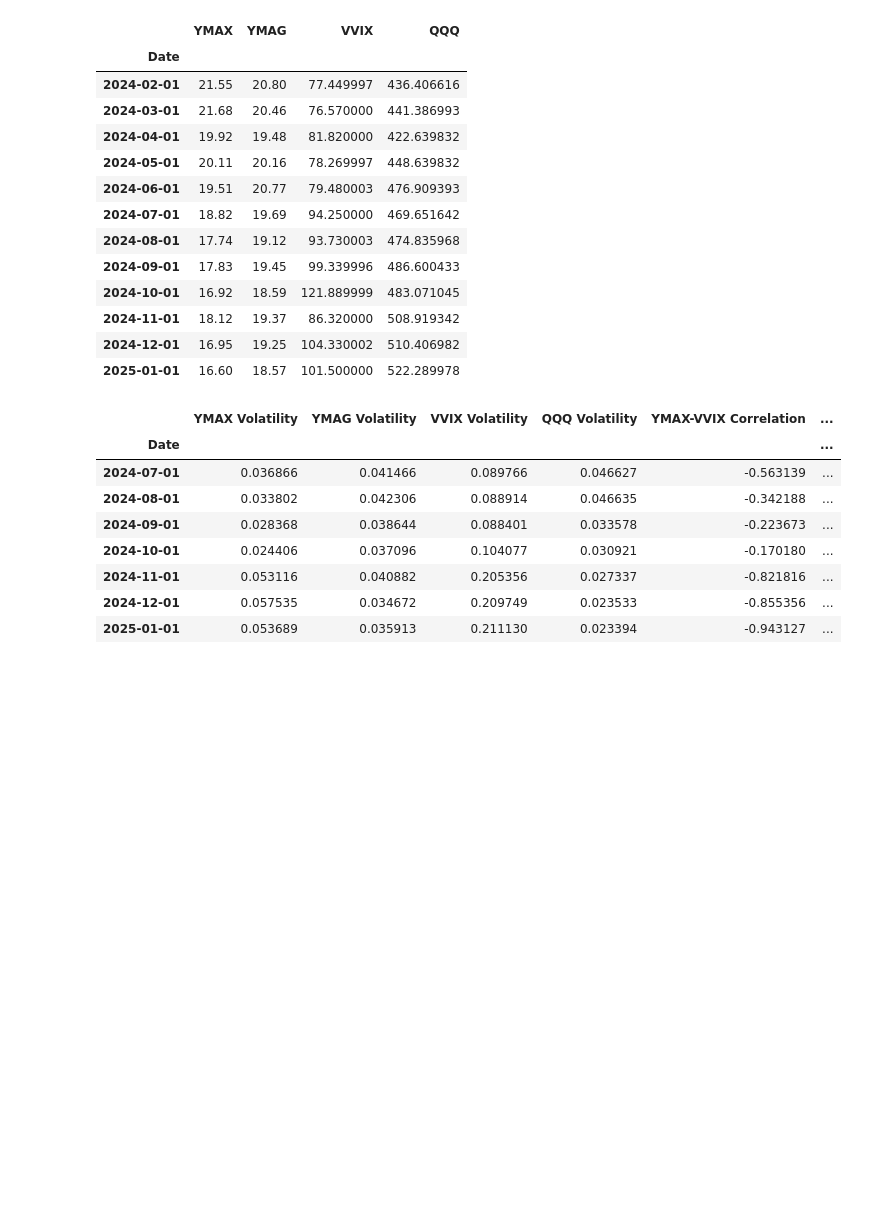
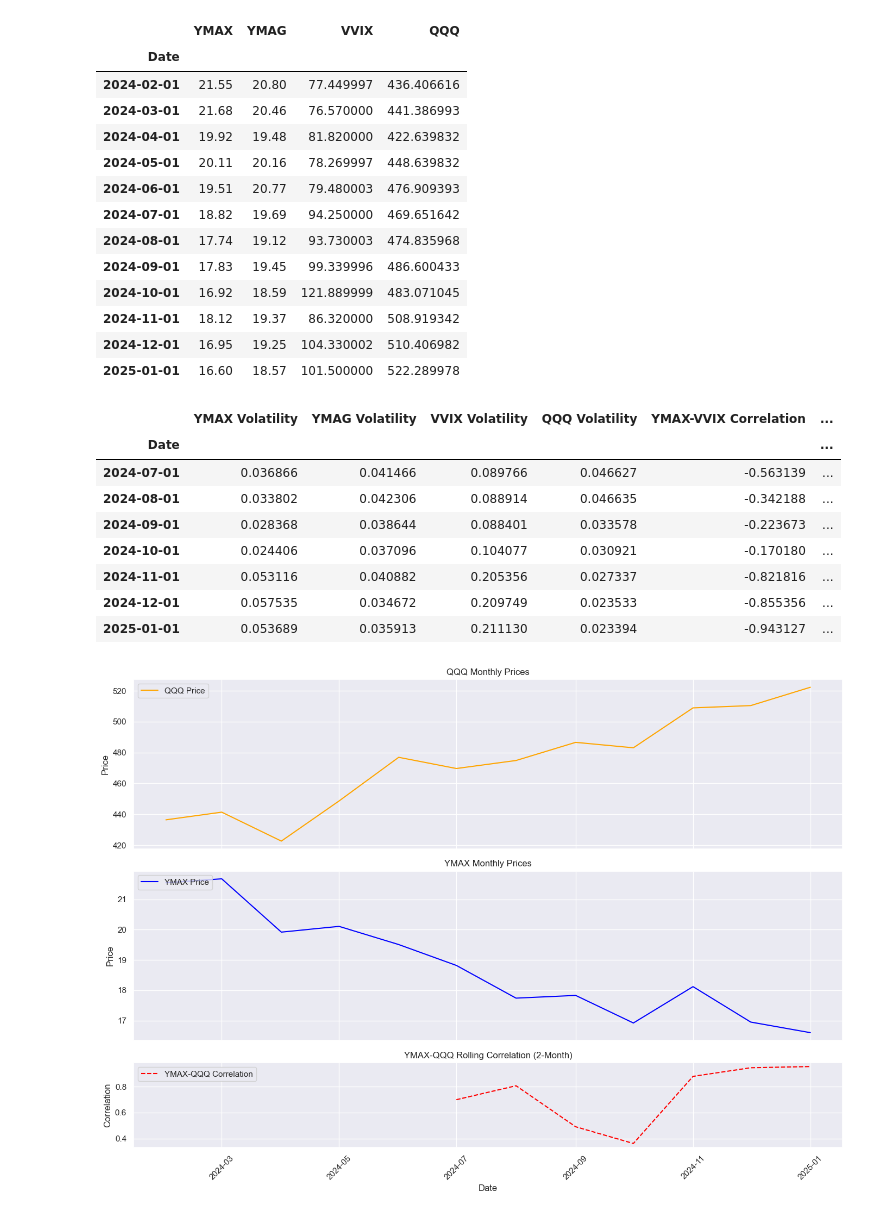
Before and after one commit to BensonMunene/Ratios-Strategy-App, a Jupyter notebook: Codes/Backtester Algorithm1.ipynb, the cells around one changed output. Cells and saved outputs as stored; diff of their text form; code cells hidden in the pictures; blank space fills up the shorter version.

```diff
--- a/Codes/Backtester Algorithm1.ipynb
+++ b/Codes/Backtester Algorithm1.ipynb
@@ -940,7 +940,7 @@ merged_monthly_vvix_qqq_df
 | 2025-01-01 | 16.60 | 18.57 | 101.500000 | 522.289978 |
 # %%
 # Define rolling window size (e.g., 2 periods for rolling volatility)
-window_size = 5
+window_size = 4
 
 # Compute daily returns for each asset in merged_monthly_vvix_qqq_df
 returns = merged_monthly_vvix_qqq_df.pct_change().dropna()
@@ -971,3 +971,42 @@ stats_df
 | 2024-11-01 | 0.053116 | 0.040882 | 0.205356 | 0.027337 | -0.821816 | ... |
 | 2024-12-01 | 0.057535 | 0.034672 | 0.209749 | 0.023533 | -0.855356 | ... |
 | 2025-01-01 | 0.053689 | 0.035913 | 0.211130 | 0.023394 | -0.943127 | ... |
+# %%
+# Ensure the DataFrame index is in datetime format
+merged_monthly_vvix_qqq_df.index = pd.to_datetime(merged_monthly_vvix_qqq_df.index)
+stats_df.index = pd.to_datetime(stats_df.index)
+
+# Create figure and axes
+fig, axes = plt.subplots(nrows=3, ncols=1, figsize=(14, 10), sharex=True, gridspec_kw={'height_ratios': [2, 2, 1]})
+
+# Plot QQQ Monthly Prices (Top)
+axes[0].plot(merged_monthly_vvix_qqq_df.index, merged_monthly_vvix_qqq_df["QQQ"], color="orange", label="QQQ Price")
+axes[0].set_title("QQQ Monthly Prices")
+axes[0].set_ylabel("Price")
+axes[0].legend(loc="upper left")
+
+# Plot YMAX Monthly Prices (Middle)
+axes[1].plot(merged_monthly_vvix_qqq_df.index, merged_monthly_vvix_qqq_df["YMAX"], color="blue", label="YMAX Price")
+axes[1].set_title("YMAX Monthly Prices")
+axes[1].set_ylabel("Price")
+axes[1].legend(loc="upper left")
+
+# Plot YMAX-QQQ Rolling Correlation (Bottom)
+axes[2].plot(stats_df.index, stats_df["YMAX-QQQ Correlation"], color="red", linestyle="--", label="YMAX-QQQ Correlation")
+axes[2].set_title("YMAX-QQQ Rolling Correlation (2-Month)")
+axes[2].set_xlabel("Date")
+axes[2].set_ylabel("Correlation")
+axes[2].legend(loc="upper left")
+
+# Format x-axis with date labels
+axes[2].xaxis.set_major_locator(mdates.AutoDateLocator())
+axes[2].xaxis.set_major_formatter(mdates.DateFormatter('%Y-%m'))
+
+# Rotate x-axis labels for better readability
+plt.xticks(rotation=45)
+
+# Adjust layout
+plt.tight_layout()
+plt.show()
+# %% [output]
+[figure, added]
```
Also changed, not shown: parts of 1 cell of this notebook.
